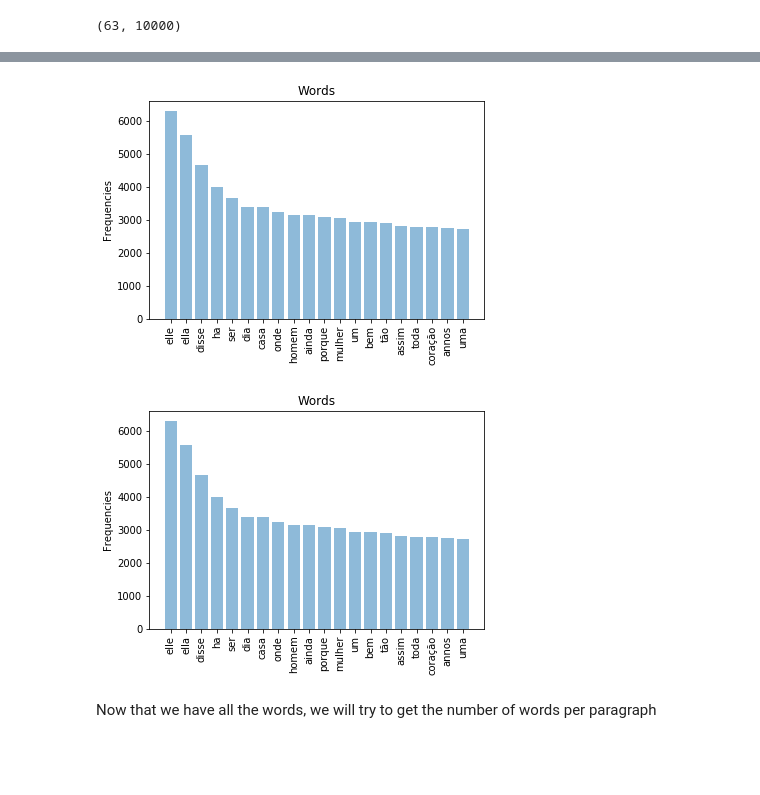
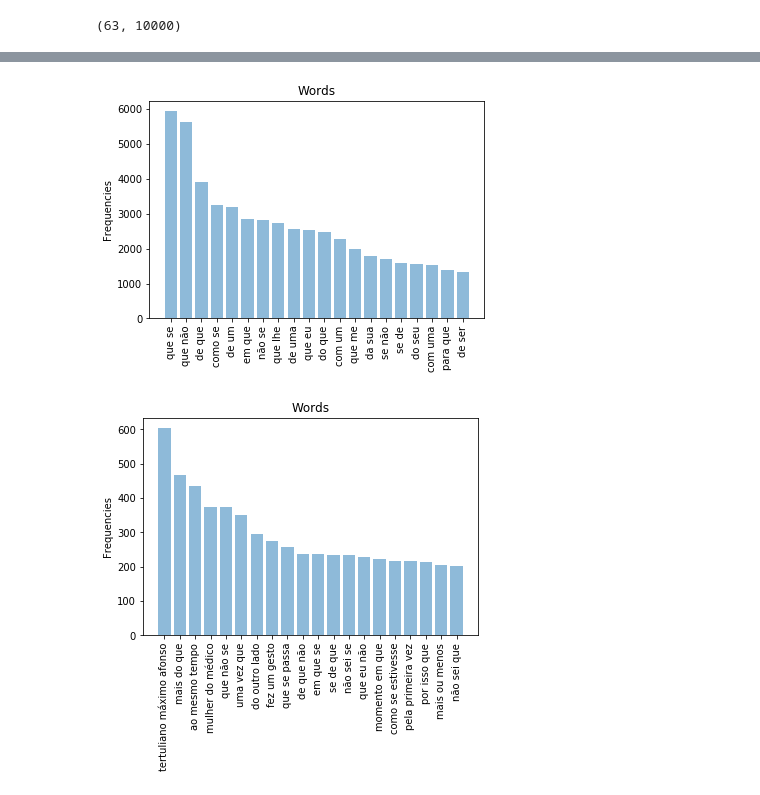
Before and after one commit to AbdallahZaher/TextMining, a Jupyter notebook: Text Mining - code.ipynb, the cells around one changed output, grey strips where cells are left out. Saved outputs shown, nothing was run; the diff lists cells and outputs as text; code cells hidden in the pictures; blank space fills up the shorter version.

```diff
--- a/Text Mining - code.ipynb
+++ b/Text Mining - code.ipynb
@@ -92,0 +87,15 @@ def label_counter(dataframe, field):
+# %%
+#Excerpts of the files to keep: (all done by hand)
+
+cut = [(290, 2107), (164, 1929), (959, 34603), (198, 4648), (64, 3363), (1204, 39928), (56502, 71664), (3499, 70772),
+       (4743, 5113), (404, 60822), (1930, 339591), (1640, 280339), (1230, 298096), (199, 38852), (1140, 143674), (248, 314353),
+       (24, 84206), (29, 24266), (252, 31963), (191, 30330), (400, 266406), (307, 273787), (4352, 251854), (2238, 297280),
+       (2661, 444431), (58, 264805), (3797, 145308), (56, 107432), (1247, 264838), (51, 41150), (110, 279912),
+       (203, 330854), (2989, 412646), (201, 1287406), (1975, 1122924), (377, 910672), (178, 808231), (0, 810135),
+       (0, 773901), (42, 1043627), (1205, 656146), (2279, 759773), (92, 637742), (405, 383096), (3245, 238394),
+       (46, 452946), (23, 598056), (262, 637467), (876, 671576), (48, 795860), (46, 32027), (39, 587471), (32, 480371),
+       (3105, 343315), (0, 17781), (418, 31902), (467, 40111), (0, 11131), (403, 52503), (0, 19423), (390, 6094),
+       (406, 25708), (391, 37606)]
+# %%
+for i in range (0, train_df.shape[0]):
+    train_df.iloc[i,1] = train_df.iloc[i,1][cut[i][0]:cut[i][1]+1]
@@ -108,21 +132,30 @@ lemma = WordNetLemmatizer()
 snowball_stemmer = SnowballStemmer('portuguese')
 # %%
 def clean(text_list, lemmatize, stemmer):
+    """
+    Function that a receives a list of strings and preprocesses it.
+
+    :param text_list: List of strings.
+    :param lemmatize: Tag to apply lemmatization if True.
+    :param stemmer: Tag to apply the stemmer if True.
+    """
     updates = []
     for j in tqdm(range(len(text_list))):
 
         text = text_list[j]
+
+        #LOWERCASING TEXT
         text = text.lower()
-        text = re.sub("[^a-zA-Z0-9µùàçéèçÇ'\u00B5-\u00FF.,]", ' ', text)
+
+        #REMOVING NUMERICAL DATA
+        # text = re.sub("[^a-zA-Z0-9µùàçéèçÇ'\u00B5-\u00FF.,]", ' ', text)
+        text = re.sub("[^a-zA-Z]0-9µùàçéèçÇ", ' ', text)
+
+        #REMOVE TAGS
         text = BeautifulSoup(text).get_text()
-        text = text.split()
 
         if lemmatize:
-#             text = " ".join(lemma.lemmatize(word) for word in text.split())
-            lem = WordNetLemmatizer()
-            text = [lem.lemmatize(word) for word in text if not word in stop]
-            text = " ".join(text)
-            updates.append(text)
+            text = " ".join(lemma.lemmatize(word) for word in text.split())
 
         if stemmer:
             text = " ".join(snowball_stemmer.stem(word) for word in text.split())
@@ -271,13 +302,10 @@ plot_frequencies(top_df)
 # %%
 top_df2 = get_top_n_grams(train_df["Text"], top_k=20, n=2)
-plot_frequencies(top_df)
+plot_frequencies(top_df2)
 # %% [output]
-[figure, old version]
+[figure, new version]
 # %%
-
-
-
 top_df3 = get_top_n_grams(train_df["Text"], top_k=20, n=3)
-plot_frequencies(top_df)
+plot_frequencies(top_df3)
 # %% [output]
-[figure, old version]
+[figure, new version]
@@ -286,2 +311,0 @@ plot_frequencies(top_df)
-# %% [markdown]
-Now that we have all the words, we will try to get the number of words per paragraph
```
Also changed, not shown: parts of 179 cells of this notebook.
